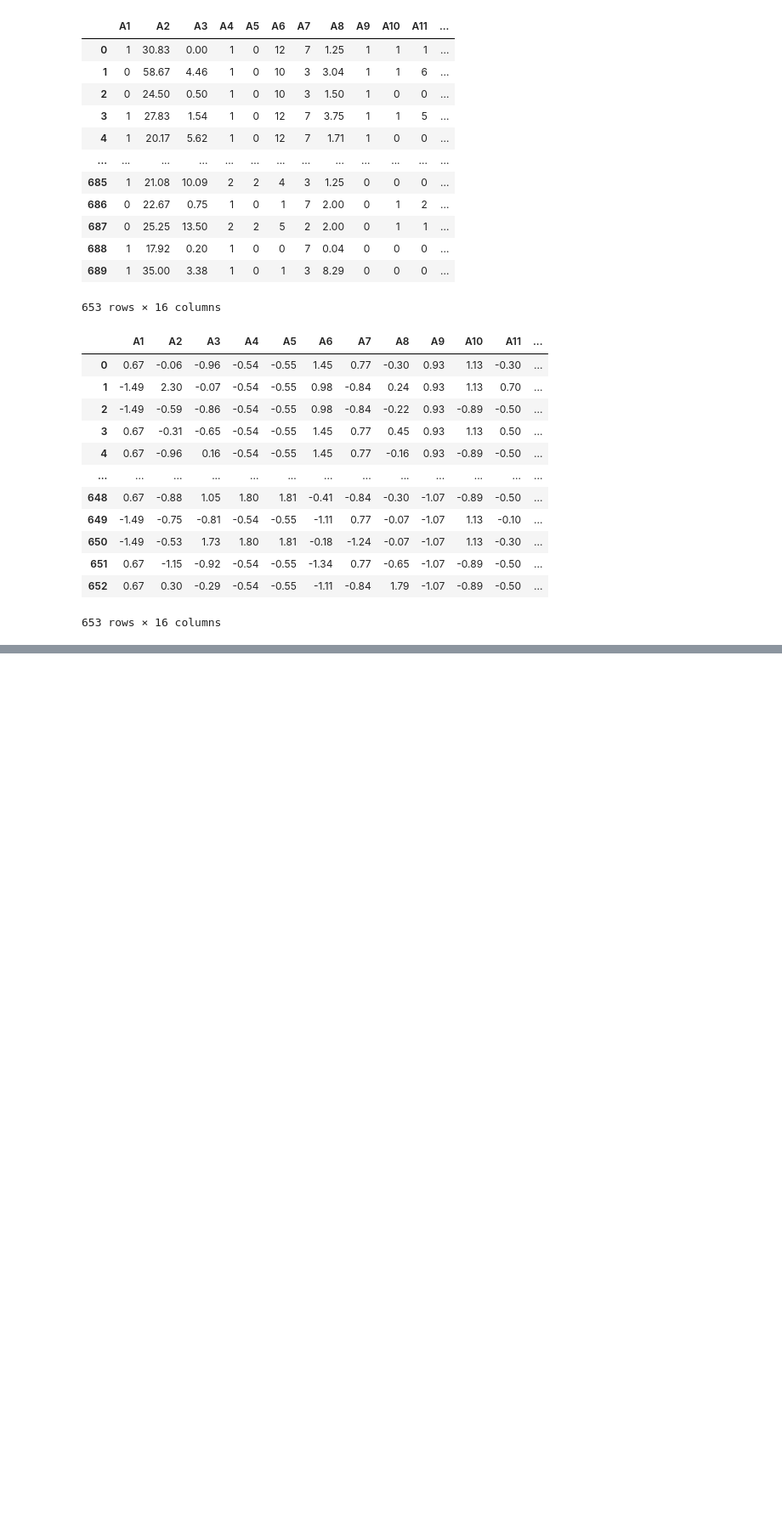
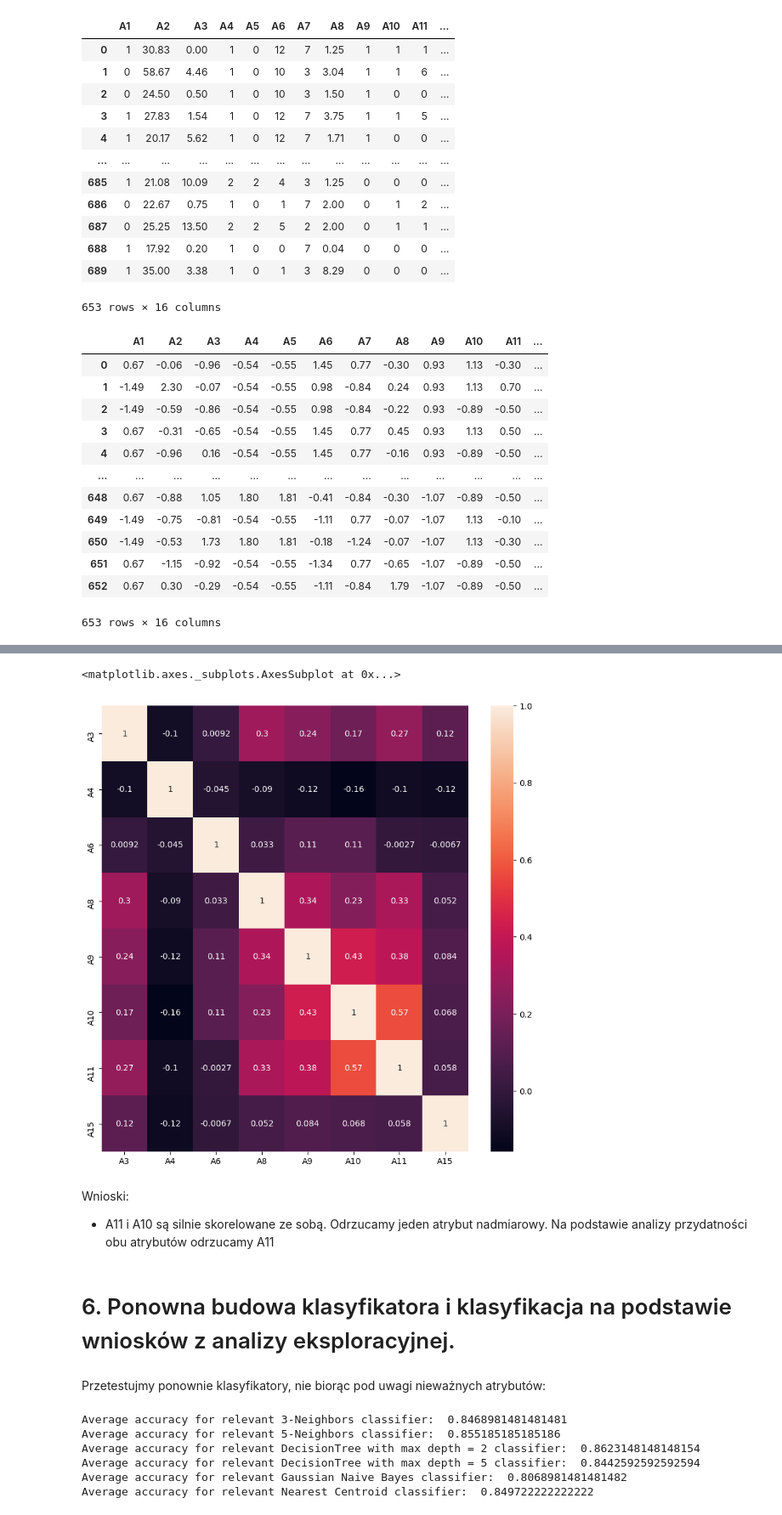
Before and after one commit to KamilSztandur/CreditApprovingBinaryClassifier, a Jupyter notebook: Solution.ipynb, the cells around one changed output, grey strips where cells are left out. Shown at 85% size. Saved outputs shown, nothing was run; the diff lists cells and outputs as text; code cells hidden in the pictures; blank space fills up the shorter version.

```diff
--- a/Solution.ipynb
+++ b/Solution.ipynb
@@ -174,0 +383,16 @@ Accuracy:  0.8520408163265306
+# %%
+# Listę wypełniamy indeksami kolumn zaczynając od 0, czyli np. dla A6 indeks na liście będzie równy 5.
+relevantAttributes = [2, 3, 5, 7, 8, 9, 10, 14]
+
+# Budowa macierzy korelacji atrybutów
+dataCorr = data.iloc[:, relevantAttributes].corr()
+
+# Wyświetlenie macierzy korelacji
+plt.figure(figsize = (10,10), dpi = 100)
+sns.heatmap(dataCorr, annot = dataCorr)
+# %% [output]
+<matplotlib.axes._subplots.AxesSubplot at 0x...>
+[figure, added]
+# %% [markdown]
+Wnioski:
+* A11 i A10 są silnie skorelowane ze sobą. Odrzucamy jeden atrybut nadmiarowy. Na podstawie analizy przydatności obu atrybutów odrzucamy A11
@@ -174,0 +401,44 @@ Accuracy:  0.8520408163265306
+# %% [markdown]
+# 6. Ponowna budowa klasyfikatora i klasyfikacja na podstawie wniosków z analizy eksploracyjnej.
+# %% [markdown]
+Przetestujmy ponownie klasyfikatory, nie biorąc pod uwagi nieważnych atrybutów:
+# %%
+relevantClassifier = KNeighborsClassifier(
+    n_neighbors = 3,
+    algorithm = 'ball_tree',
+    metric = 'minkowski'
+)
+averageRelClassifierResult = testClassifier(relevantClassifier, descriptiveAttributes, data)
+print('Average accuracy for relevant 3-Neighbors classifier: ', averageRelClassifierResult)
+
+
+relevantClassifier = KNeighborsClassifier(
+    n_neighbors = 5,
+    algorithm = 'ball_tree',
+    metric = 'minkowski'
+)
+averageRelClassifierResult = testClassifier(relevantClassifier, descriptiveAttributes, data)
+print('Average accuracy for relevant 5-Neighbors classifier: ', averageRelClassifierResult)
+
+relevantClassifier = tree.DecisionTreeClassifier(max_depth = 2)
+averageRelClassifierResult = testClassifier(relevantClassifier, descriptiveAttributes, data)
+print('Average accuracy for relevant DecisionTree with max depth = 2 classifier: ', averageRelClassifierResult)
+
+relevantClassifier = tree.DecisionTreeClassifier(max_depth = 5)
+averageRelClassifierResult = testClassifier(relevantClassifier, descriptiveAttributes, data)
+print('Average accuracy for relevant DecisionTree with max depth = 5 classifier: ', averageRelClassifierResult)
+
+relevantClassifier = GaussianNB()
+averageRelClassifierResult = testClassifier(relevantClassifier, descriptiveAttributes, data)
+print('Average accuracy for relevant Gaussian Naive Bayes classifier: ', averageRelClassifierResult)
+
+relevantClassifier = NearestCentroid()
+averageRelClassifierResult = testClassifier(relevantClassifier, descriptiveAttributes, data)
+print('Average accuracy for relevant Nearest Centroid classifier: ', averageRelClassifierResult)
+# %% [output]
+Average accuracy for relevant 3-Neighbors classifier:  0.8468981481481481
+Average accuracy for relevant 5-Neighbors classifier:  0.855185185185186
+Average accuracy for relevant DecisionTree with max depth = 2 classifier:  0.8623148148148154
+Average accuracy for relevant DecisionTree with max depth = 5 classifier:  0.8442592592592594
+Average accuracy for relevant Gaussian Naive Bayes classifier:  0.8068981481481482
+Average accuracy for relevant Nearest Centroid classifier:  0.849722222222222
```
Also changed, not shown: parts of 40 cells of this notebook.
